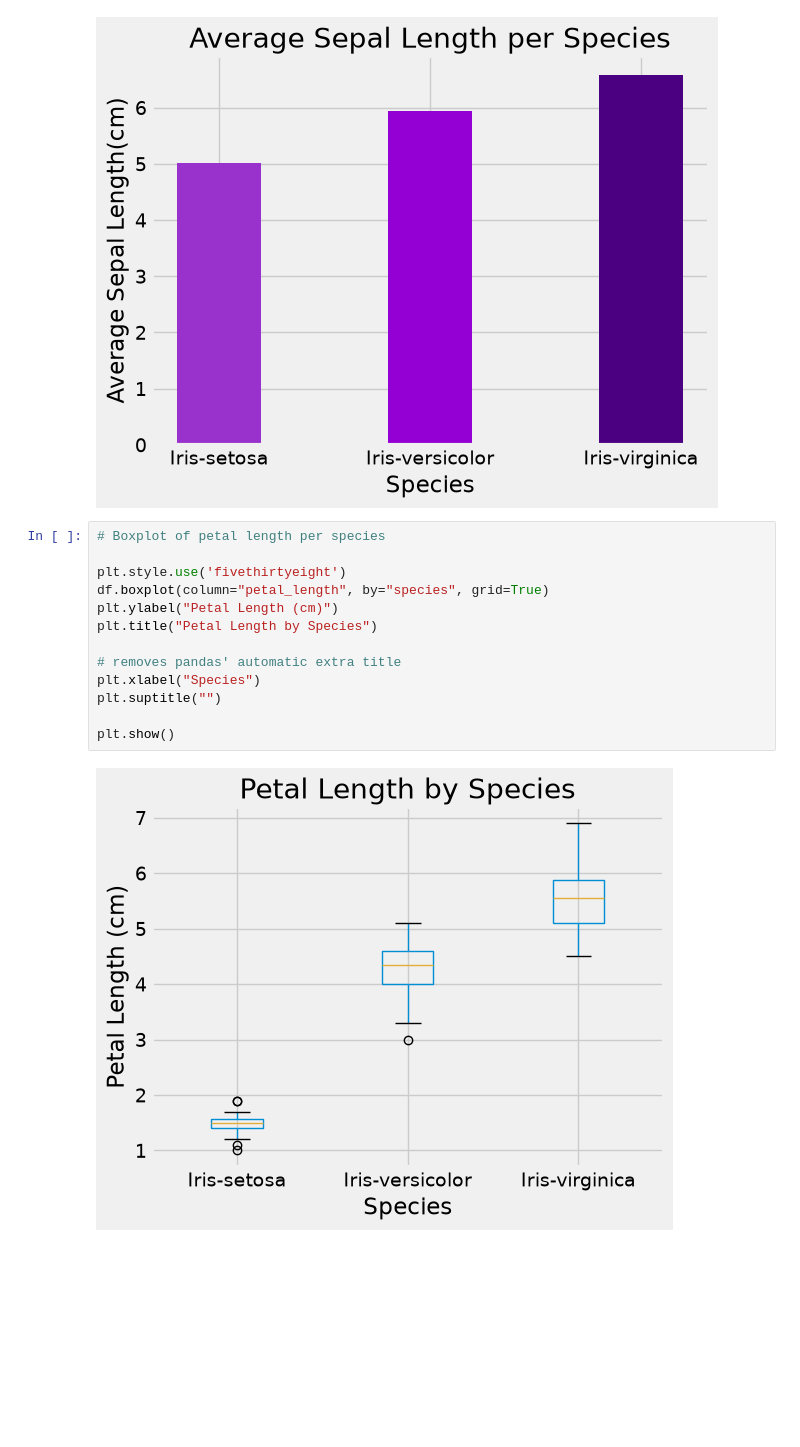
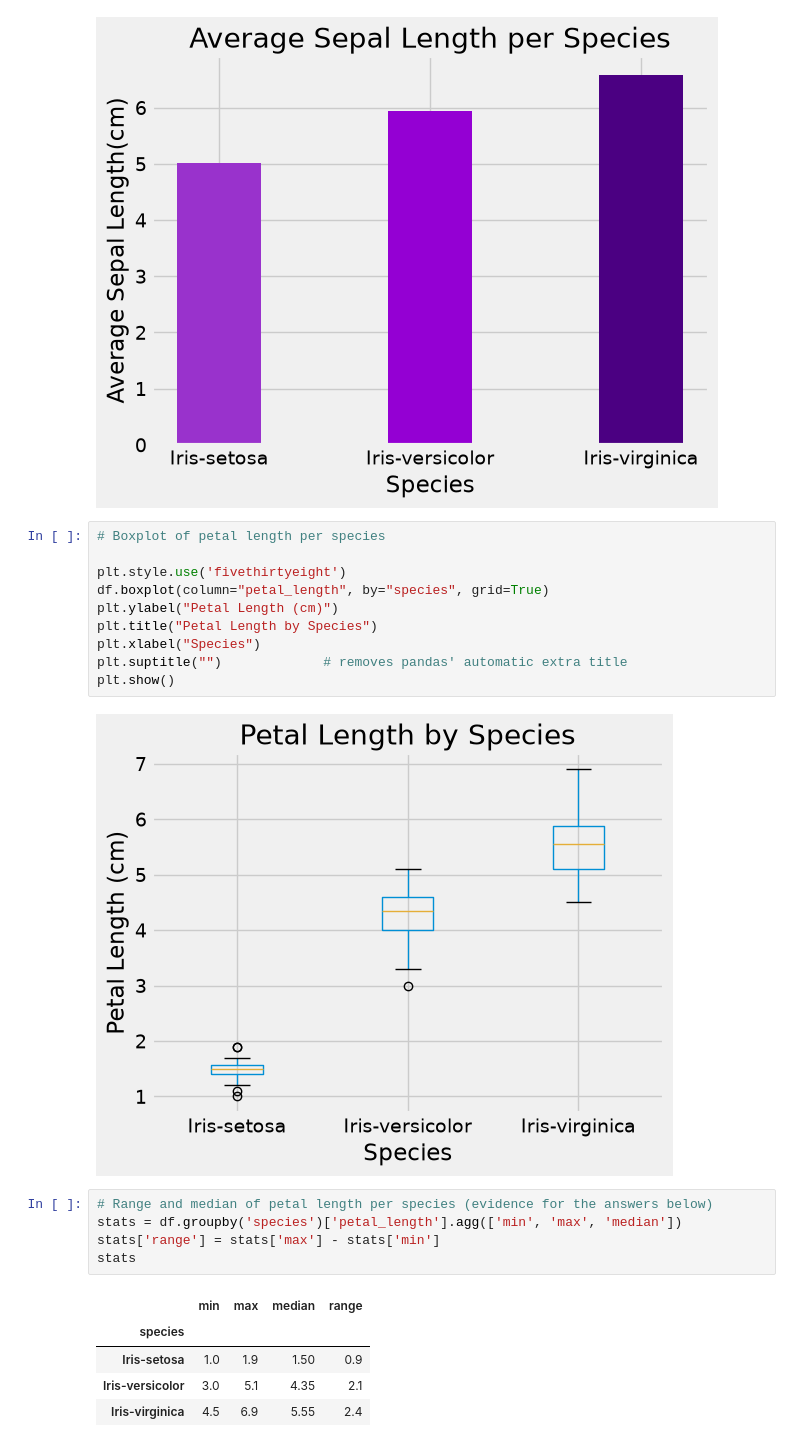
Before and after one commit to HKaurp27/iris-analysis-groupA, a Jupyter notebook: PythonFiles/elsh_iris_project.ipynb, the cells around one changed output. Saved outputs shown, nothing was run; the diff lists cells and outputs as text; blank space fills up the shorter version.

```diff
--- a/PythonFiles/elsh_iris_project.ipynb
+++ b/PythonFiles/elsh_iris_project.ipynb
@@ -323,12 +360,20 @@ plt.style.use('fivethirtyeight')
 df.boxplot(column="petal_length", by="species", grid=True)
 plt.ylabel("Petal Length (cm)")
 plt.title("Petal Length by Species")
-
-# removes pandas' automatic extra title
 plt.xlabel("Species")
-plt.suptitle("")
-
+plt.suptitle("")             # removes pandas' automatic extra title
 plt.show()
 # %% [output]
 [figure]
+# %%
+# Range and median of petal length per species (evidence for the answers below)
+stats = df.groupby('species')['petal_length'].agg(['min', 'max', 'median'])
+stats['range'] = stats['max'] - stats['min']
+stats
+# %% [output]
+|  | min | max | median | range |
+| species |  |  |  |  |
+| Iris-setosa | 1.0 | 1.9 | 1.50 | 0.9 |
+| Iris-versicolor | 3.0 | 5.1 | 4.35 | 2.1 |
+| Iris-virginica | 4.5 | 6.9 | 5.55 | 2.4 |
 # %% [markdown]
```
Also changed, not shown: parts of 27 cells of this notebook.
